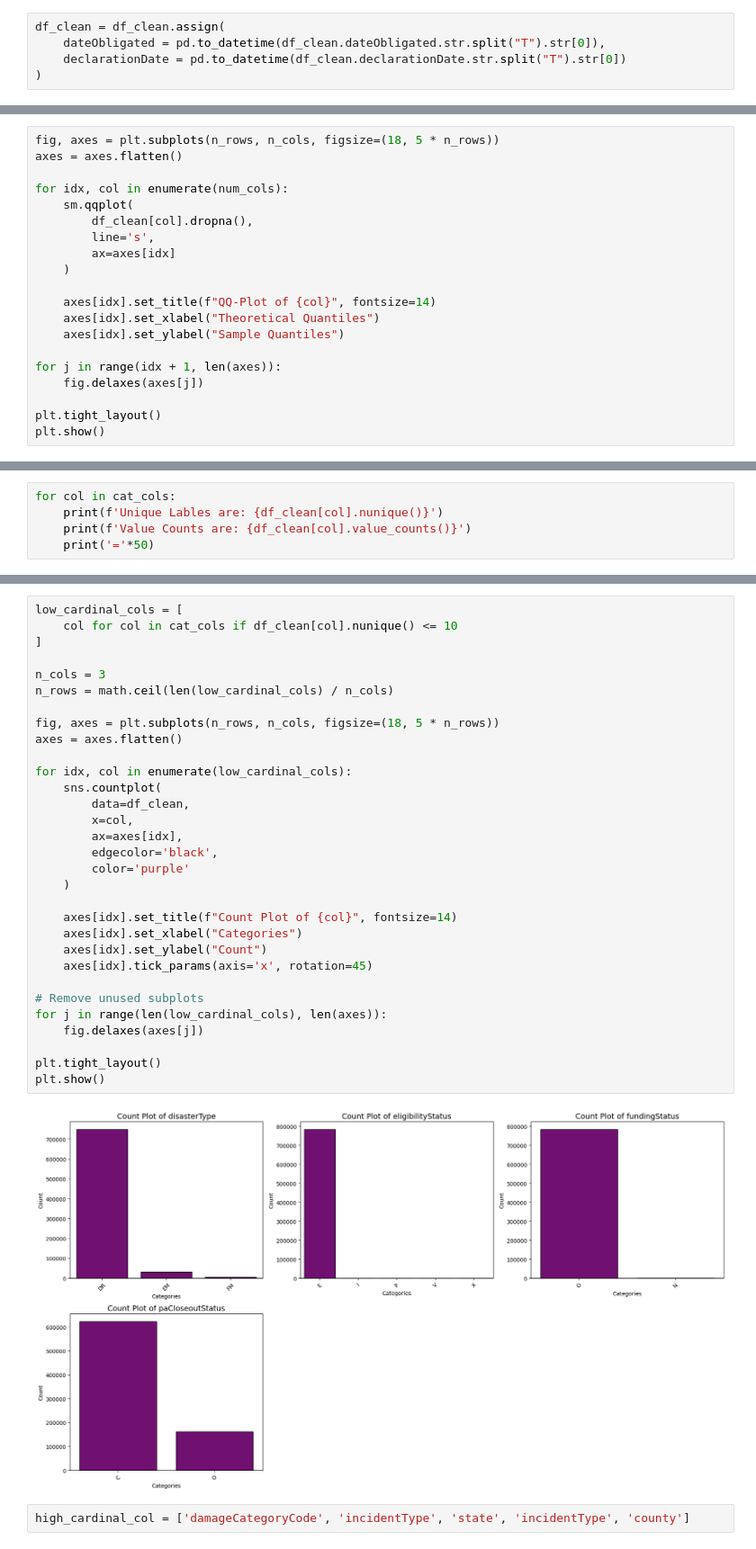
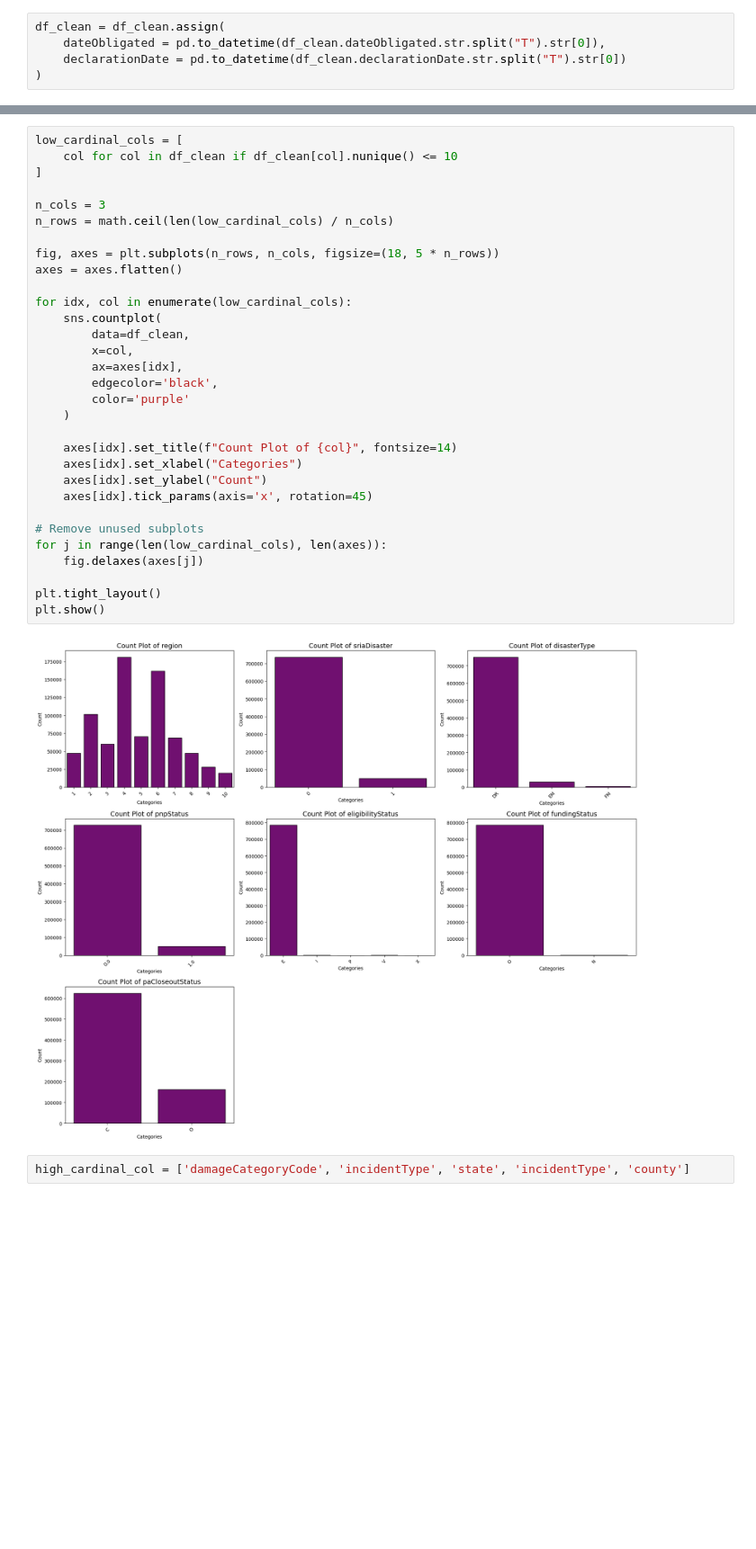
Before and after one commit to Aryan-Kaisth/Catastrophe_Risk_Estimation_Quantile_Based, a Jupyter notebook: notebooks/EDA.ipynb, the cells around one changed output, grey strips where cells are left out. Shown at 90% size. Drawn from its saved outputs; the diff is of its cells as text; blank space fills up the shorter version.

```diff
--- a/notebooks/EDA.ipynb
+++ b/notebooks/EDA.ipynb
@@ -238,20 +238,0 @@ plt.show()
-# %%
-fig, axes = plt.subplots(n_rows, n_cols, figsize=(18, 5 * n_rows))
-axes = axes.flatten()
-
-for idx, col in enumerate(num_cols):
-    sm.qqplot(
-        df_clean[col].dropna(),
-        line='s',
-        ax=axes[idx]
-    )
-
-    axes[idx].set_title(f"QQ-Plot of {col}", fontsize=14)
-    axes[idx].set_xlabel("Theoretical Quantiles")
-    axes[idx].set_ylabel("Sample Quantiles")
-
-for j in range(idx + 1, len(axes)):
-    fig.delaxes(axes[j])
-
-plt.tight_layout()
-plt.show()
@@ -336,5 +238,0 @@ df_clean[cat_cols].head(5)
-# %%
-for col in cat_cols:
-    print(f'Unique Lables are: {df_clean[col].nunique()}')
-    print(f'Value Counts are: {df_clean[col].value_counts()}')
-    print('='*50)
@@ -359,36 +252,36 @@ Name: count, Length: 786608, dtype: int64
 # %%
 low_cardinal_cols = [
-    col for col in cat_cols if df_clean[col].nunique() <= 10
+    col for col in df_clean if df_clean[col].nunique() <= 10
 ]
 
 n_cols = 3
 n_rows = math.ceil(len(low_cardinal_cols) / n_cols)
 
 fig, axes = plt.subplots(n_rows, n_cols, figsize=(18, 5 * n_rows))
 axes = axes.flatten()
 
 for idx, col in enumerate(low_cardinal_cols):
     sns.countplot(
         data=df_clean,
         x=col,
         ax=axes[idx],
         edgecolor='black',
         color='purple'
     )
 
     axes[idx].set_title(f"Count Plot of {col}", fontsize=14)
     axes[idx].set_xlabel("Categories")
     axes[idx].set_ylabel("Count")
     axes[idx].tick_params(axis='x', rotation=45)
 
 # Remove unused subplots
 for j in range(len(low_cardinal_cols), len(axes)):
     fig.delaxes(axes[j])
 
 plt.tight_layout()
 plt.show()
 # %% [output]
-[figure, old version]
+[figure, new version]
 # %%
 high_cardinal_col = ['damageCategoryCode', 'incidentType', 'state', 'incidentType', 'county']
 # %%
```
Also changed, not shown: parts of 34 cells of this notebook.
